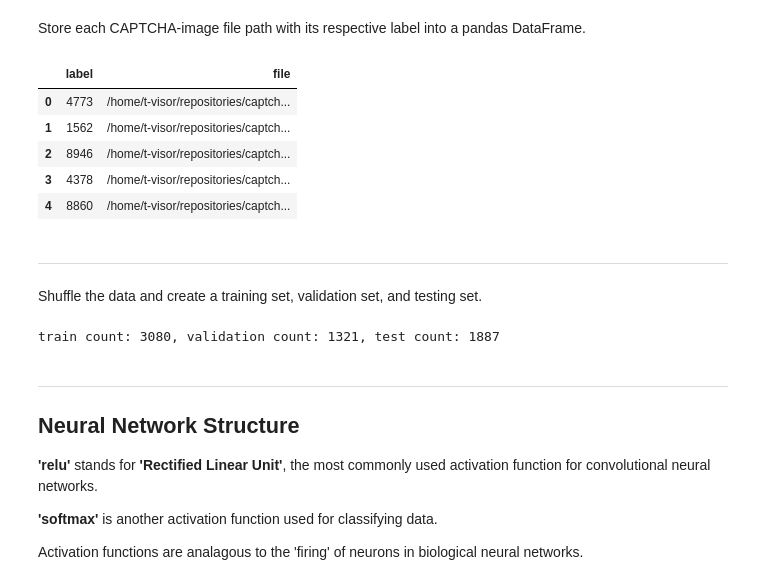
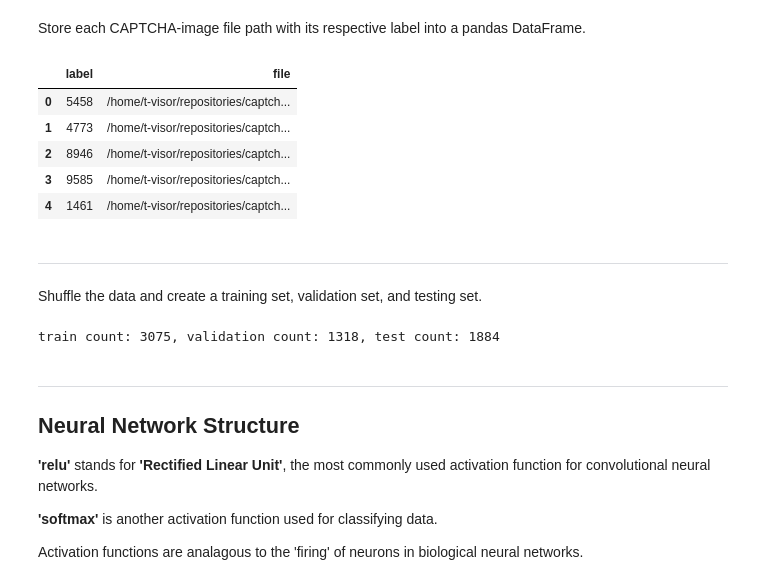
Before and after one commit to T-Visor/captcha-tensorflow, a Jupyter notebook: captcha-solver.ipynb, the cells around one changed output. Saved outputs shown, nothing was run; the diff lists cells and outputs as text; code cells hidden in the pictures.

```diff
--- a/captcha-solver.ipynb
+++ b/captcha-solver.ipynb
@@ -19,10 +22,11 @@ import os
 # %%
-data_directory = os.path.join(os.getcwd() + '/datasets/captcha_img')
-image_height = 100
-image_width = 100
-image_channels = 3
-categories = 10 # represents digits 0-9
-dimensions = 4  # 4-digit CAPTCHA images
+# GLOBALS
+DATA_DIRECTORY = os.path.join(os.getcwd() + '/datasets/DejaVuSansMono')
+IMAGE_HEIGHT = 100
+IMAGE_WIDTH = 100
+IMAGE_CHANNELS = 3
+CATEGORIES = 10 # represents digits 0-9
+DIMENSIONS = 4  # 4-digit CAPTCHA images
 # %% [markdown]
 ---
 ## Prepare the Dataset
@@ -30,15 +34,15 @@ dimensions = 4  # 4-digit CAPTCHA images
 Store each CAPTCHA-image file path with its respective label
 into a pandas DataFrame.
 # %%
-data_frame = create_captcha_dataframe(data_directory)
+data_frame = create_captcha_dataframe(DATA_DIRECTORY)
 data_frame.head()
 # %% [output]
 |  | label | file |
-| 0 | 4773 | /home/t-visor/repositories/captch... |
-| 1 | 1562 | /home/t-visor/repositories/captch... |
+| 0 | 5458 | /home/t-visor/repositories/captch... |
+| 1 | 4773 | /home/t-visor/repositories/captch... |
 | 2 | 8946 | /home/t-visor/repositories/captch... |
-| 3 | 4378 | /home/t-visor/repositories/captch... |
-| 4 | 8860 | /home/t-visor/repositories/captch... |
+| 3 | 9585 | /home/t-visor/repositories/captch... |
+| 4 | 1461 | /home/t-visor/repositories/captch... |
 # %% [markdown]
 ---
 Shuffle the data and create a training set, validation set, and testing set.
@@ -48,7 +52,7 @@ train_indices, validation_indices, test_indices = shuffle_and_split_data(data_fr
 print('train count: %s, validation count: %s, test count: %s' % (
     len(train_indices), len(validation_indices), len(test_indices)))
 # %% [output]
-train count: 3080, validation count: 1321, test count: 1887
+train count: 3075, validation count: 1318, test count: 1884
 # %% [markdown]
 ---
 ## Neural Network Structure
```
Also changed, not shown: parts of 8 cells of this notebook, 1 other file.
